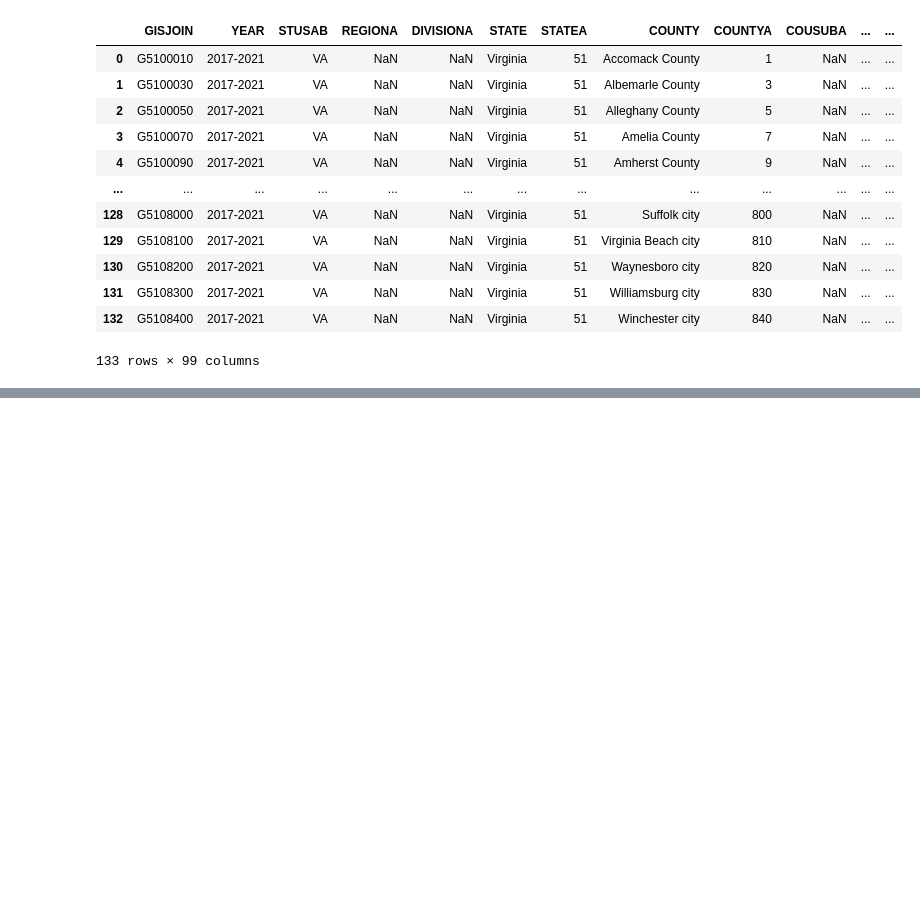
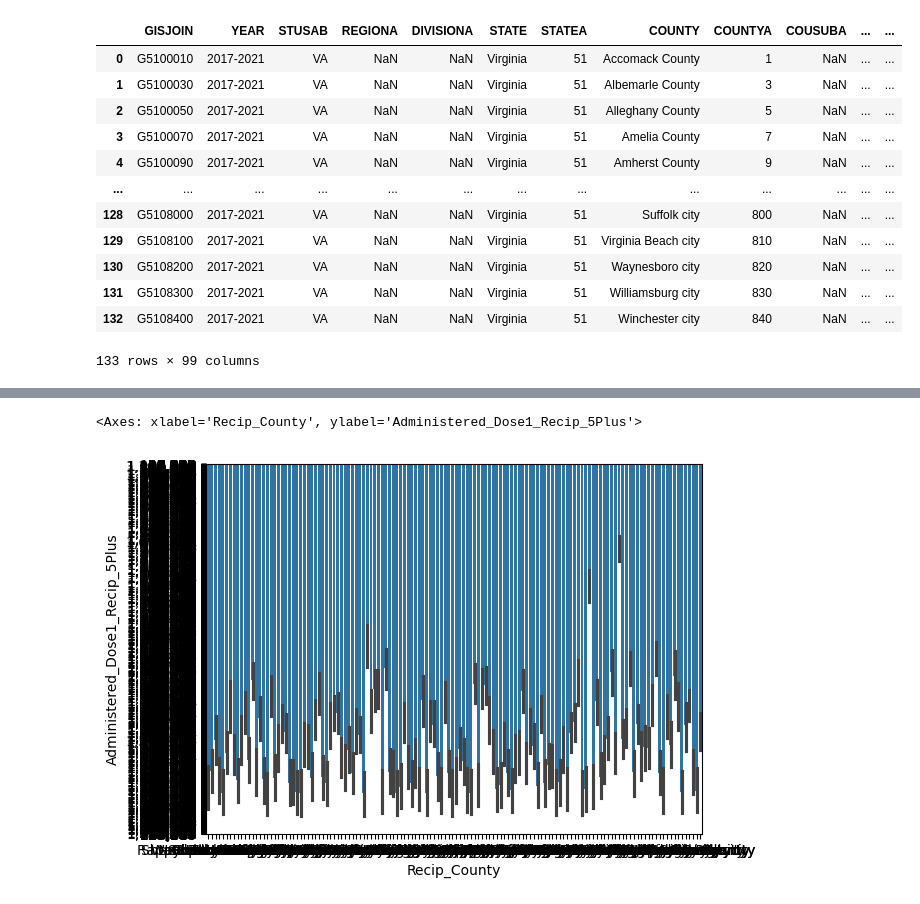
Before and after one commit to natchan19/COVIDResearch, a Jupyter notebook: DataCleaning.ipynb, the cells around one changed output, grey strips where cells are left out. Saved outputs shown, nothing was run; the diff lists cells and outputs as text; code cells hidden in the pictures; blank space fills up the shorter version.

Commit message:
graphs

```diff
--- a/DataCleaning.ipynb
+++ b/DataCleaning.ipynb
@@ -37,0 +141,2 @@ nhgis5
+# %%
+vaccinedf['Date'] = pd.to_datetime(vaccinedf['Date'], format='mixed')
@@ -37,0 +169,5 @@ nhgis5
+# %%
+sns.barplot(data=vaccinedf, x='Recip_County', y='Administered_Dose1_Recip_5Plus')
+# %% [output]
+<Axes: xlabel='Recip_County', ylabel='Administered_Dose1_Recip_5Plus'>
+[figure, added]
```
Also changed, not shown: parts of 13 cells of this notebook, 1 other file.
